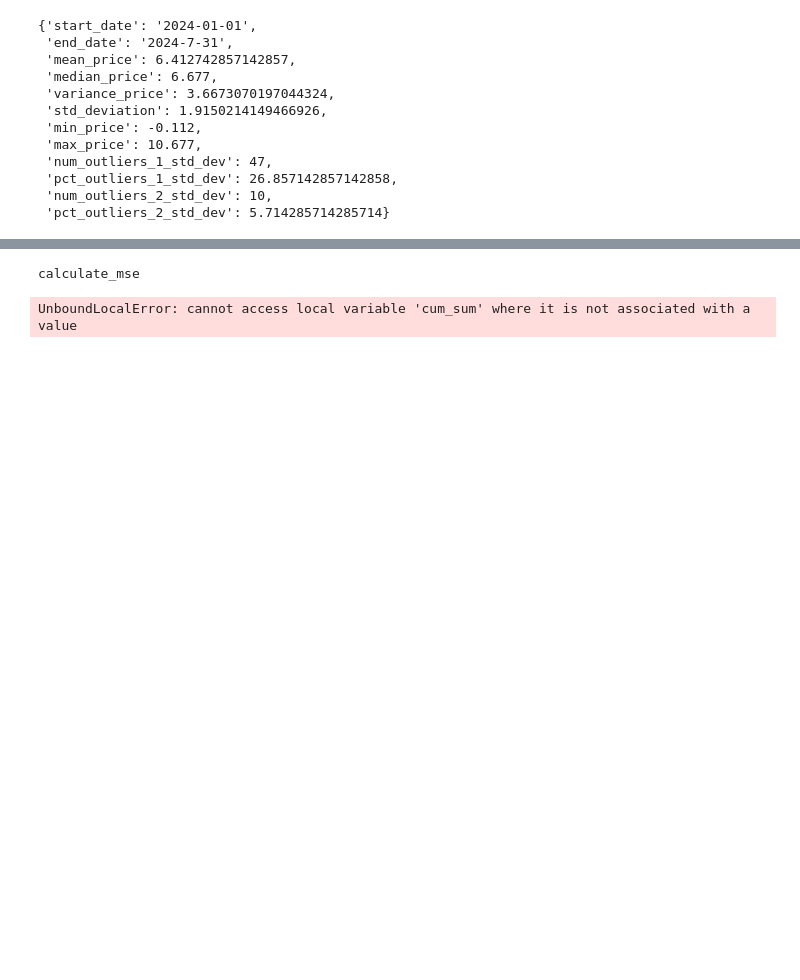
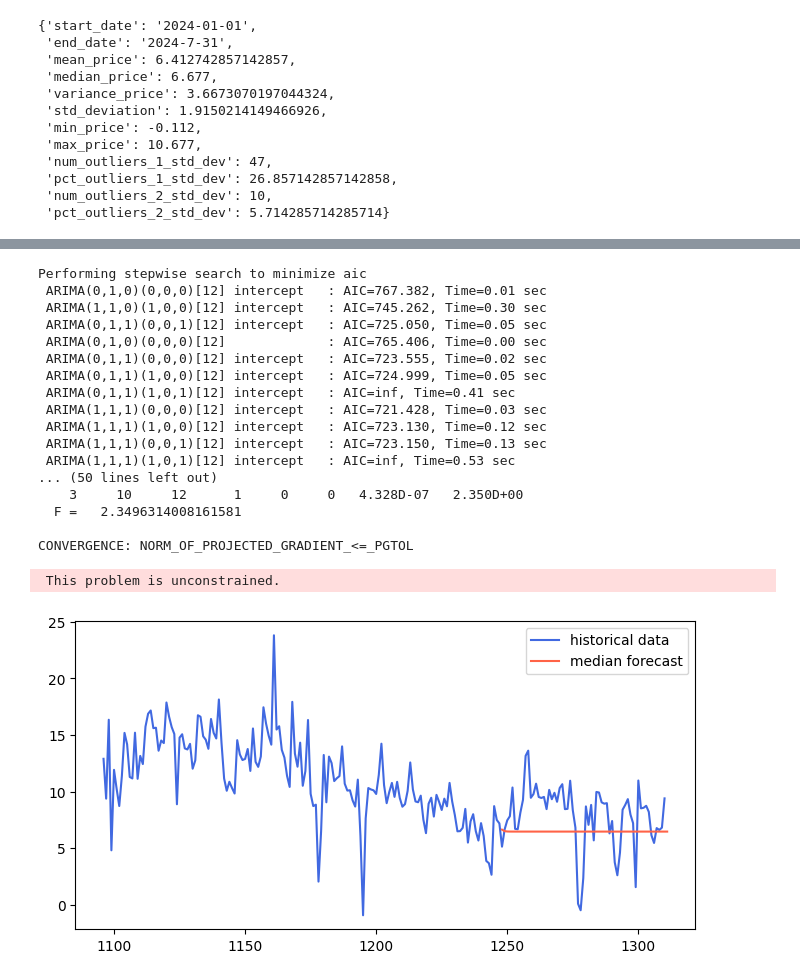
Before and after one commit to williamrodz/llm_for_ts_electricity_prices_forecasting, a Jupyter notebook: system_price.ipynb, the cells around one changed output, grey strips where cells are left out. Saved outputs shown, nothing was run; the diff lists cells and outputs as text; code cells hidden in the pictures; blank space fills up the shorter version.

```diff
--- a/system_price.ipynb
+++ b/system_price.ipynb
@@ -383,10 +272,0 @@ CONVERGENCE: NORM_OF_PROJECTED_GRADIENT_<=_PGTOL
-# %%
-# Forecast
-
-comparison_values = system_prices[forecast_index[0]:forecast_index[-1]][column]
-
-sarima_forecast = model_fit.forecast(steps=prediction_length)
-utils.calculate_mse(comparison_values, sarima_forecast)
-# %% [output]
-calculate_mse
-UnboundLocalError: cannot access local variable 'cum_sum' where it is not associated with a value
@@ -401,3 +273,30 @@ plt.show()
+# %%
+start = '2023-01-01'
+end = '2023-06-01'
+column = 'Daily average'
+prediction_length = 64
+
+sarima_predictions = sarima_wrapper.sarima_predict(system_prices, 'Daily average', start,end, prediction_length)
+# %% [output]
+Performing stepwise search to minimize aic
+ ARIMA(0,1,0)(0,0,0)[12] intercept   : AIC=767.382, Time=0.01 sec
+ ARIMA(1,1,0)(1,0,0)[12] intercept   : AIC=745.262, Time=0.30 sec
+ ARIMA(0,1,1)(0,0,1)[12] intercept   : AIC=725.050, Time=0.05 sec
+ ARIMA(0,1,0)(0,0,0)[12]             : AIC=765.406, Time=0.00 sec
+ ARIMA(0,1,1)(0,0,0)[12] intercept   : AIC=723.555, Time=0.02 sec
+ ARIMA(0,1,1)(1,0,0)[12] intercept   : AIC=724.999, Time=0.05 sec
+ ARIMA(0,1,1)(1,0,1)[12] intercept   : AIC=inf, Time=0.41 sec
+ ARIMA(1,1,1)(0,0,0)[12] intercept   : AIC=721.428, Time=0.03 sec
+ ARIMA(1,1,1)(1,0,0)[12] intercept   : AIC=723.130, Time=0.12 sec
+ ARIMA(1,1,1)(0,0,1)[12] intercept   : AIC=723.150, Time=0.13 sec
+ ARIMA(1,1,1)(1,0,1)[12] intercept   : AIC=inf, Time=0.53 sec
+... (50 lines left out)
+    3     10     12      1     0     0   4.328D-07   2.350D+00
+  F =   2.3496314008161581
+
+CONVERGENCE: NORM_OF_PROJECTED_GRADIENT_<=_PGTOL
+ This problem is unconstrained.
+[figure, added]
 # %%
 from chronos_wrapper import chronos_predict
 
```
Also changed, not shown: parts of 9 cells of this notebook, 2 other files.
